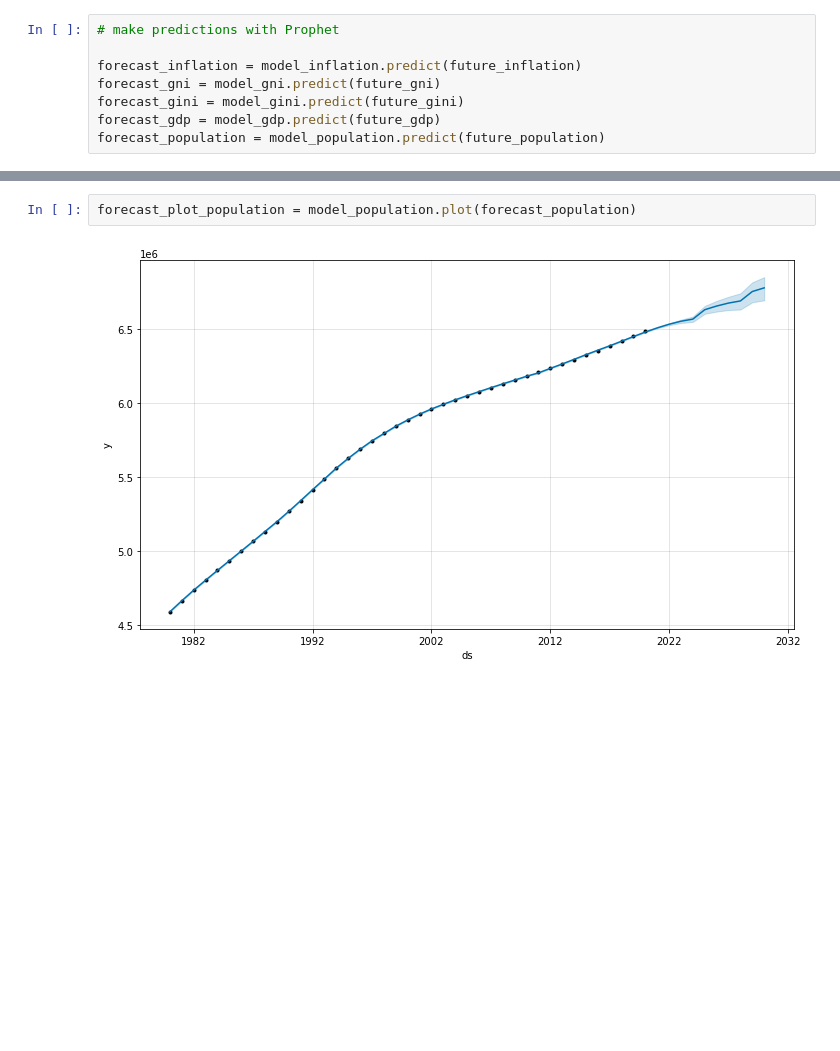
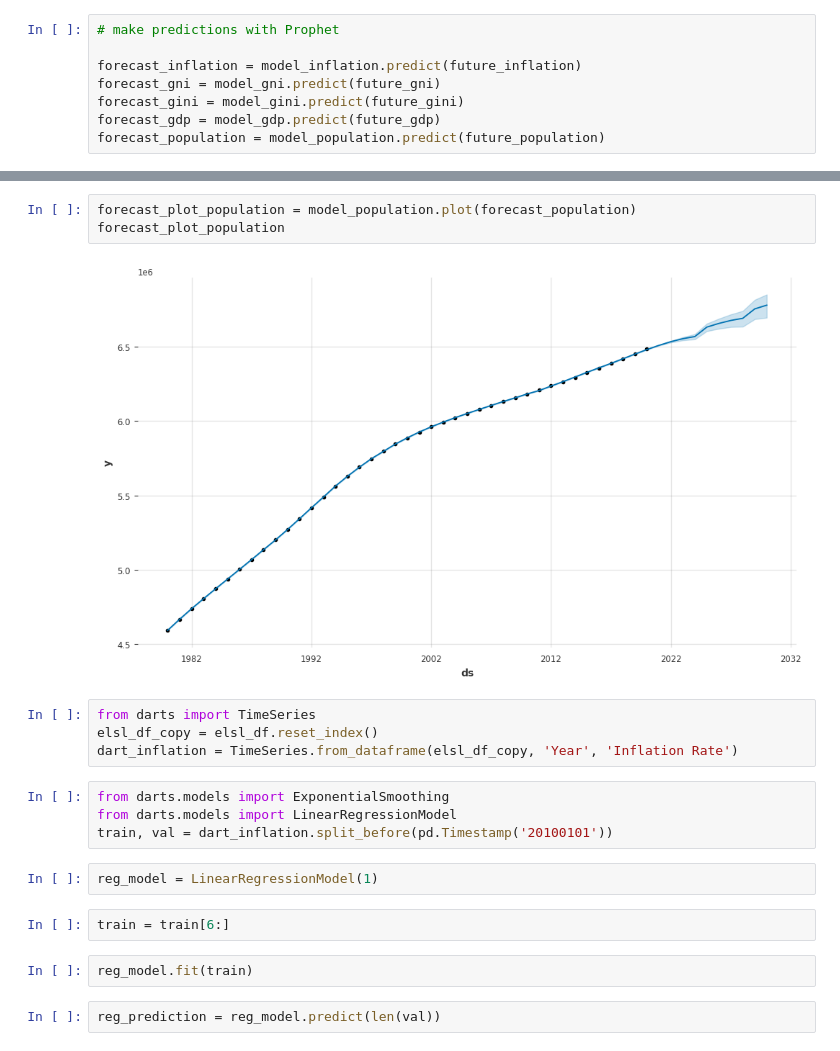
Before and after one commit to talibkateeb/El-Salvador-Financial-Study, a Jupyter notebook: ELSL_Financial_Study.ipynb, the cells around one changed output, grey strips where cells are left out. Cells and saved outputs as stored; diff of their text form; blank space fills up the shorter version.

Commit message:
Dart Linear Regression Working

```diff
--- a/ELSL_Financial_Study.ipynb
+++ b/ELSL_Financial_Study.ipynb
@@ -128,4 +132,21 @@ forecast_plot_gdp = model_gdp.plot(forecast_gdp)
 # %%
 forecast_plot_population = model_population.plot(forecast_population)
+forecast_plot_population
 # %% [output]
-[figure, old version]
+[figure, new version]
+# %%
+from darts import TimeSeries
+elsl_df_copy = elsl_df.reset_index()
+dart_inflation = TimeSeries.from_dataframe(elsl_df_copy, 'Year', 'Inflation Rate')
+# %%
+from darts.models import ExponentialSmoothing
+from darts.models import LinearRegressionModel
+train, val = dart_inflation.split_before(pd.Timestamp('20100101'))
+# %%
+reg_model = LinearRegressionModel(1)
+# %%
+train = train[6:]
+# %%
+reg_model.fit(train)
+# %%
+reg_prediction = reg_model.predict(len(val))
```
Also changed, not shown: parts of 9 cells of this notebook.
